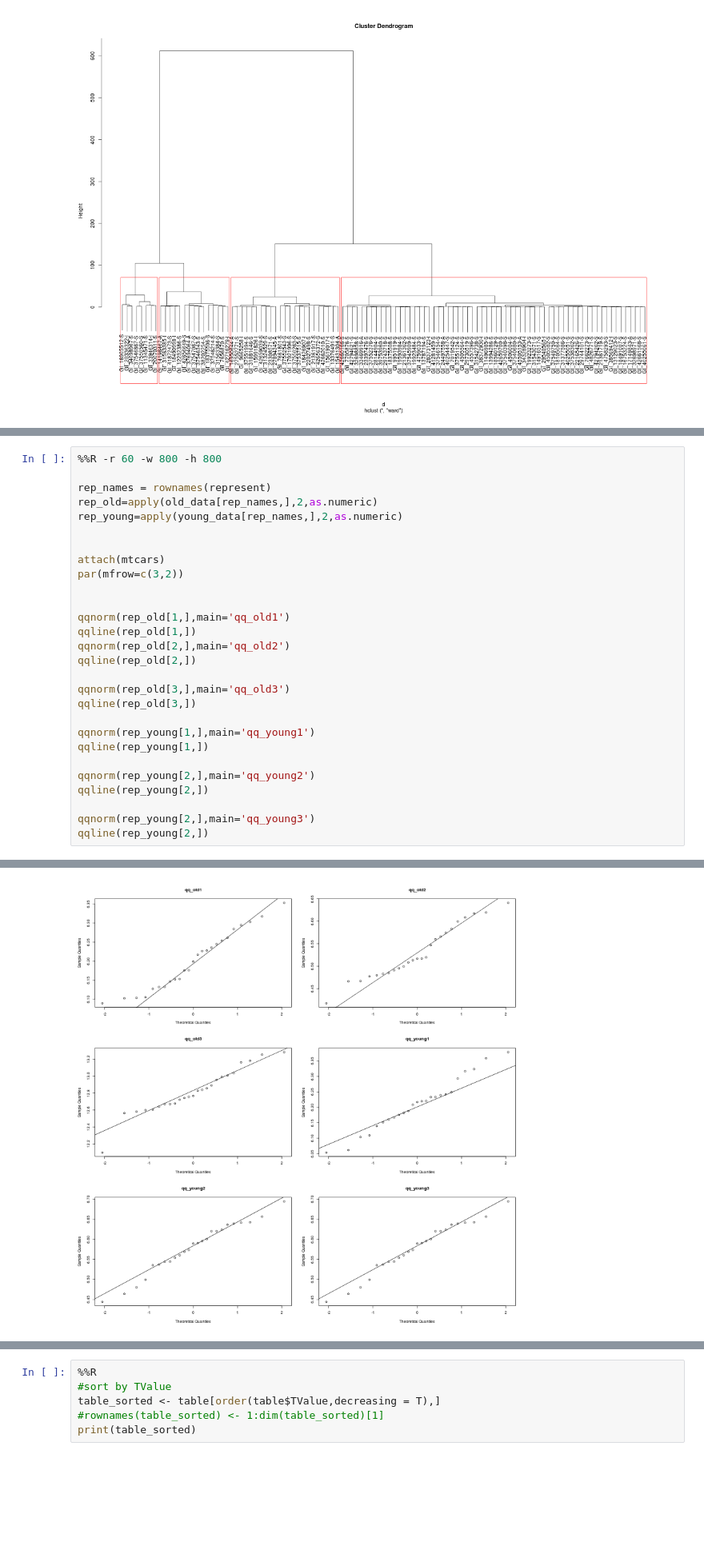
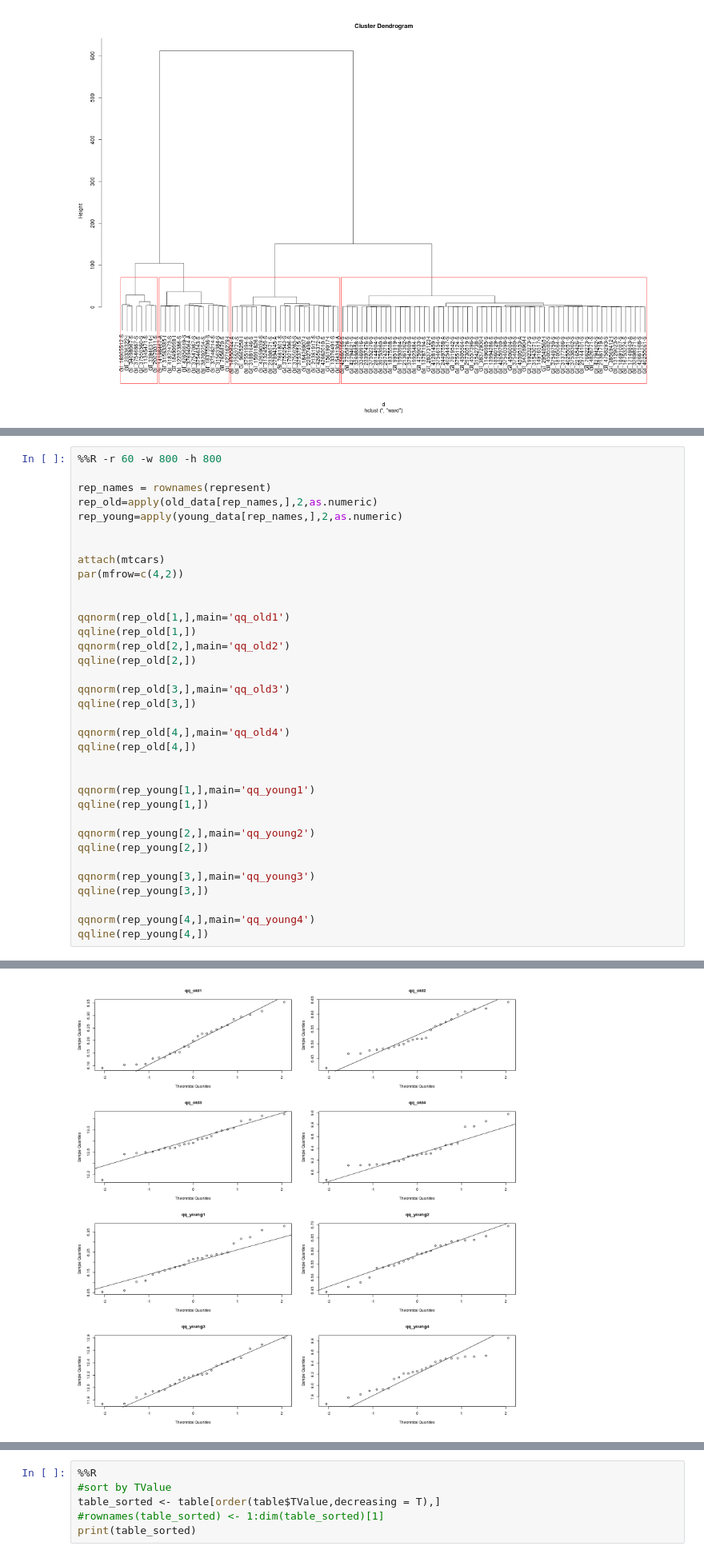
Before and after one commit to Patrickzhou/data-analysis-template, a Jupyter notebook: notebooks/NB3_data_analysis.ipynb, the cells around one changed output, grey strips where cells are left out. Shown at 80% size. Saved outputs shown, nothing was run; the diff lists cells and outputs as text; blank space fills up the shorter version.

```diff
--- a/notebooks/NB3_data_analysis.ipynb
+++ b/notebooks/NB3_data_analysis.ipynb
@@ -146,7 +135,7 @@ rep_young=apply(young_data[rep_names,],2,as.numeric)
 
 
 attach(mtcars)
-par(mfrow=c(3,2))
+par(mfrow=c(4,2))
 
 
 qqnorm(rep_old[1,],main='qq_old1')
@@ -157,12 +146,19 @@ qqline(rep_old[2,])
 qqnorm(rep_old[3,],main='qq_old3')
 qqline(rep_old[3,])
 
+qqnorm(rep_old[4,],main='qq_old4')
+qqline(rep_old[4,])
+
+
 qqnorm(rep_young[1,],main='qq_young1')
 qqline(rep_young[1,])
 
 qqnorm(rep_young[2,],main='qq_young2')
 qqline(rep_young[2,])
 
-qqnorm(rep_young[2,],main='qq_young3')
-qqline(rep_young[2,])
+qqnorm(rep_young[3,],main='qq_young3')
+qqline(rep_young[3,])
+
+qqnorm(rep_young[4,],main='qq_young4')
+qqline(rep_young[4,])
 # %% [output]
@@ -169 +168 @@ qqline(rep_young[2,])
-[figure, old version]
+[figure, new version]
```
Also changed, not shown: parts of 25 cells of this notebook.
